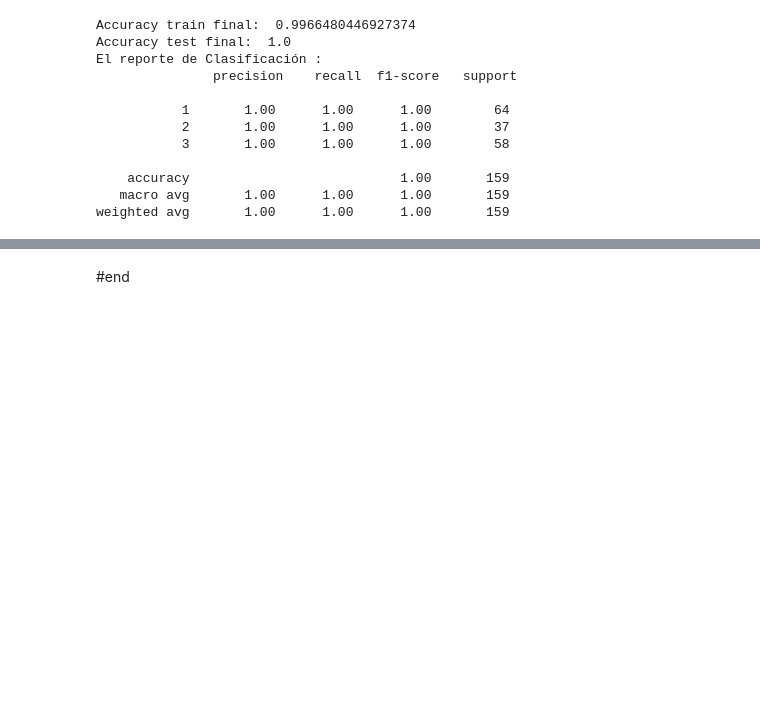
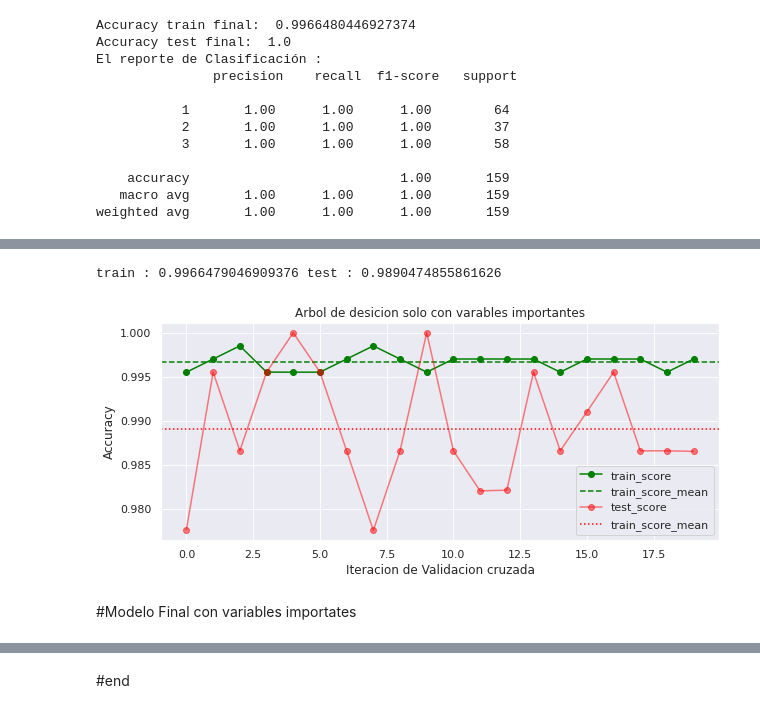
Before and after one commit to PosgradoMNA/actividades-del-projecto-equipo_37, a Jupyter notebook: RETO/Subterraneas_EDA_Entrega_2_DT.ipynb, the cells around one changed output, grey strips where cells are left out. Drawn from its saved outputs; the diff is of its cells as text; code cells hidden in the pictures; blank space fills up the shorter version.

```diff
--- a/RETO/Subterraneas_EDA_Entrega_2_DT.ipynb
+++ b/RETO/Subterraneas_EDA_Entrega_2_DT.ipynb
@@ -731,0 +833,38 @@ plt.show()
+# %%
+mejor_accuracy_idx = grid_cv_results[['mean_test_score']].idxmax()
+best_acc = grid_cv_results.loc[grid_cv_results['mean_test_score']==grid_cv_results['mean_test_score'].max()]
+
+grupos = ['test','train']
+metrica ='score'
+
+mejor_modelo_acc = {}
+
+for grupo in grupos:
+  split = ".*split.*."+grupo+".*"+metrica+".*"
+  r = re.compile(split, re.IGNORECASE)
+  columns = list(filter(r.match, best_acc.columns))
+
+  mejor_modelo_acc[grupo+'_'+metrica] = best_acc[columns].values.tolist()
+
+
+cv_iterations = range(0,20,1)
+
+fig, ax = plt.subplots(figsize=(10,4))
+
+plt.plot(cv_iterations, mejor_modelo_acc['train_score'][0], '-o', label='train_score', c='green')
+plt.axhline(y = np.mean(mejor_modelo_acc['train_score'][0]), linestyle = 'dashed', label='train_score_mean', color='green')
+plt.plot(cv_iterations, mejor_modelo_acc['test_score'][0], '-o', label='test_score', c='red', alpha=0.5)
+plt.axhline(y = np.mean(mejor_modelo_acc['test_score'][0]), linestyle = ':', label='train_score_mean', color='red')
+plt.legend()
+plt.xlabel('Iteracion de Validacion cruzada')
+plt.ylabel('Accuracy')
+print('train :', np.mean(mejor_modelo_acc['train_score'][0]),
+      'test :' , np.mean(mejor_modelo_acc['test_score'][0]))
+
+plt.title('Arbol de desicion solo con varables importantes')
+plt.show()
+# %% [output]
+train : 0.9966479046909376 test : 0.9890474855861626
+[figure, added]
+# %% [markdown]
+#Modelo Final con variables importates
```
Also changed, not shown: parts of 18 cells of this notebook.
